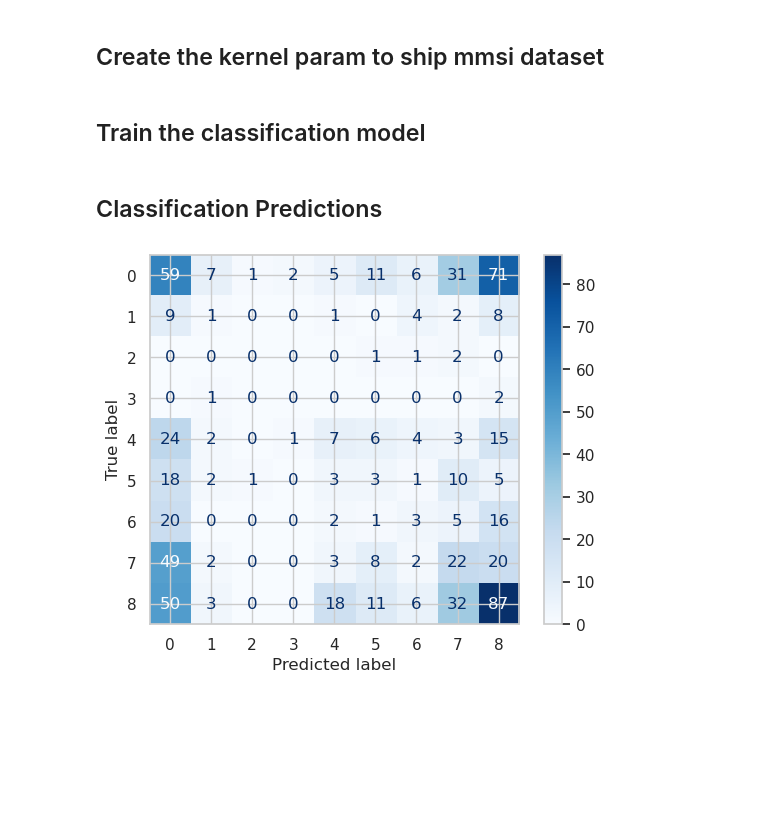
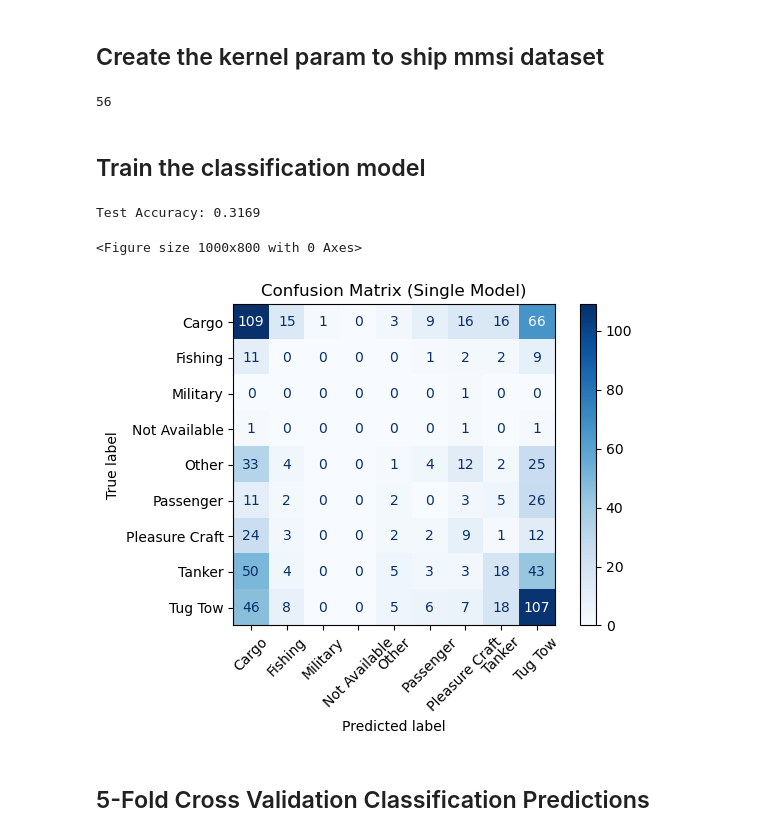
Before and after one commit to Astronauty/raytheon-ais-analysis, a Jupyter notebook: simple_kernel_classification.ipynb, the cells around one changed output. Drawn from its saved outputs; the diff is of its cells as text; code cells hidden in the pictures; blank space fills up the shorter version.

```diff
--- a/simple_kernel_classification.ipynb
+++ b/simple_kernel_classification.ipynb
@@ -732,6 +542,12 @@ num_params = len(kernel_classification_dataset.get_parameter_names())
 train_classification_dataset, test_classification_dataset = torch.utils.data.random_split(kernel_classification_dataset, [0.8, 0.2])
 train_loader = torch.utils.data.DataLoader(train_classification_dataset, batch_size=32, shuffle=True)
 test_loader = torch.utils.data.DataLoader(test_classification_dataset, batch_size=32, shuffle=False)
+# %%
+# print(num_params)
+input_dim = kernel_classification_dataset.data[0][1].shape[0]
+print(input_dim)
+# %% [output]
+56
 # %% [markdown]
 ## Train the classification model
 # %%
@@ -743,3 +559,42 @@ optimizer = torch.optim.Adam(model.parameters(), lr=0.001)
 
 trainer = GPKernelShipClassificationTrainer(model, train_loader, test_loader, criterion, optimizer, device)
 trainer.train(num_epochs=1000)
+# %%
+# Evaluate the trained model
+all_preds = []
+all_labels = []
+
+model.eval()
+with torch.no_grad():
+    for batch in test_loader:
+        mmsi, X, y = batch
+        X, y = X.to(device), y.to(device)
+        outputs = model(X)
+        preds = outputs.argmax(dim=1).cpu().numpy()
+
+        all_preds.extend(preds)
+        all_labels.extend(y.cpu().numpy())
+
+# Get the mapping from group IDs to group names
+id_to_vessel_group = {v: k for k, v in gp_regression_dataset.vessel_group_to_id.items()}
+
+# Calculate accuracy
+accuracy = np.mean(np.array(all_preds) == np.array(all_labels))
+print(f"Test Accuracy: {accuracy:.4f}")
+
+# Get unique classes present in predictions/labels
+unique_present_classes = sorted(set(all_labels).union(set(all_preds)))
+class_names = [id_to_vessel_group.get(i, f"Unknown ({i})") for i in unique_present_classes]
+
+# Create confusion matrix
+cm = confusion_matrix(all_labels, all_preds, labels=unique_present_classes)
+plt.figure(figsize=(10, 8))
+disp = ConfusionMatrixDisplay(confusion_matrix=cm, display_labels=class_names)
+disp.plot(cmap='Blues', xticks_rotation=45)
+plt.title('Confusion Matrix (Single Model)')
+plt.tight_layout()
+plt.show()
+# %% [output]
+Test Accuracy: 0.3169
+<Figure size 1000x800 with 0 Axes>
+[figure, added]
@@ -746,30 +636,5 @@ trainer.train(num_epochs=1000)
 # %% [markdown]
-## Classification Predictions
+## 5-Fold Cross Validation Classification Predictions
-# %%
-from sklearn.metrics import confusion_matrix, ConfusionMatrixDisplay
-import matplotlib.pyplot as plt
-import torch
-
-all_preds = []
-all_labels = []
-
-model.eval()
-with torch.no_grad():
-    for batch in test_loader:
-        mmsi, X, y = batch  # adjust if your batch is structured differently
-        X, y = X.to(device), y.to(device)
-        outputs = model(X)
-        preds = outputs.argmax(dim=1).cpu().numpy()
-        all_preds.extend(preds)
-        all_labels.extend(y.cpu().numpy())
-
-# Compute confusion matrix
-cm = confusion_matrix(all_labels, all_preds)
-disp = ConfusionMatrixDisplay(confusion_matrix=cm)
-disp.plot(cmap='Blues')
-plt.show()
-# %% [output]
-[figure, removed]
 # %%
 from sklearn.metrics import confusion_matrix, ConfusionMatrixDisplay, classification_report
 from sklearn.model_selection import KFold, StratifiedKFold
```
Also changed, not shown: parts of 18 cells of this notebook, 9 other files.
